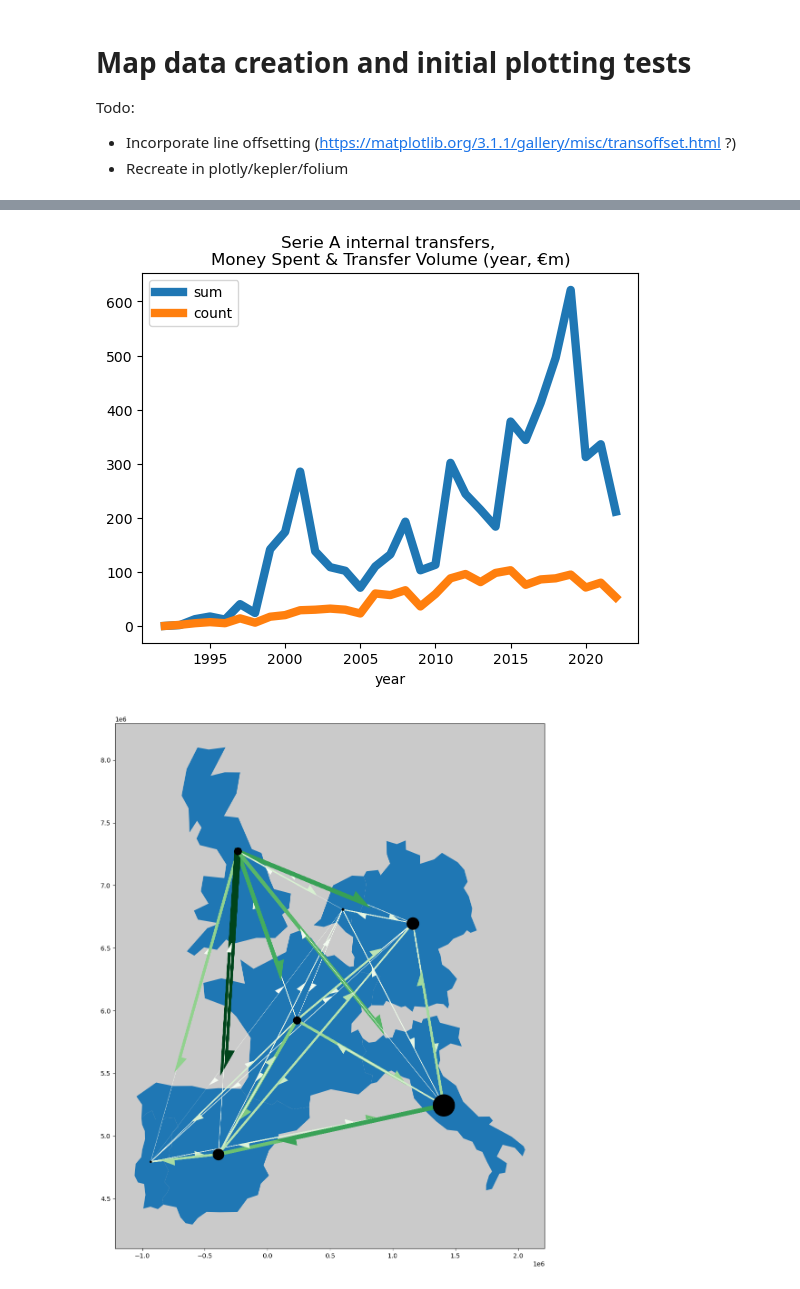
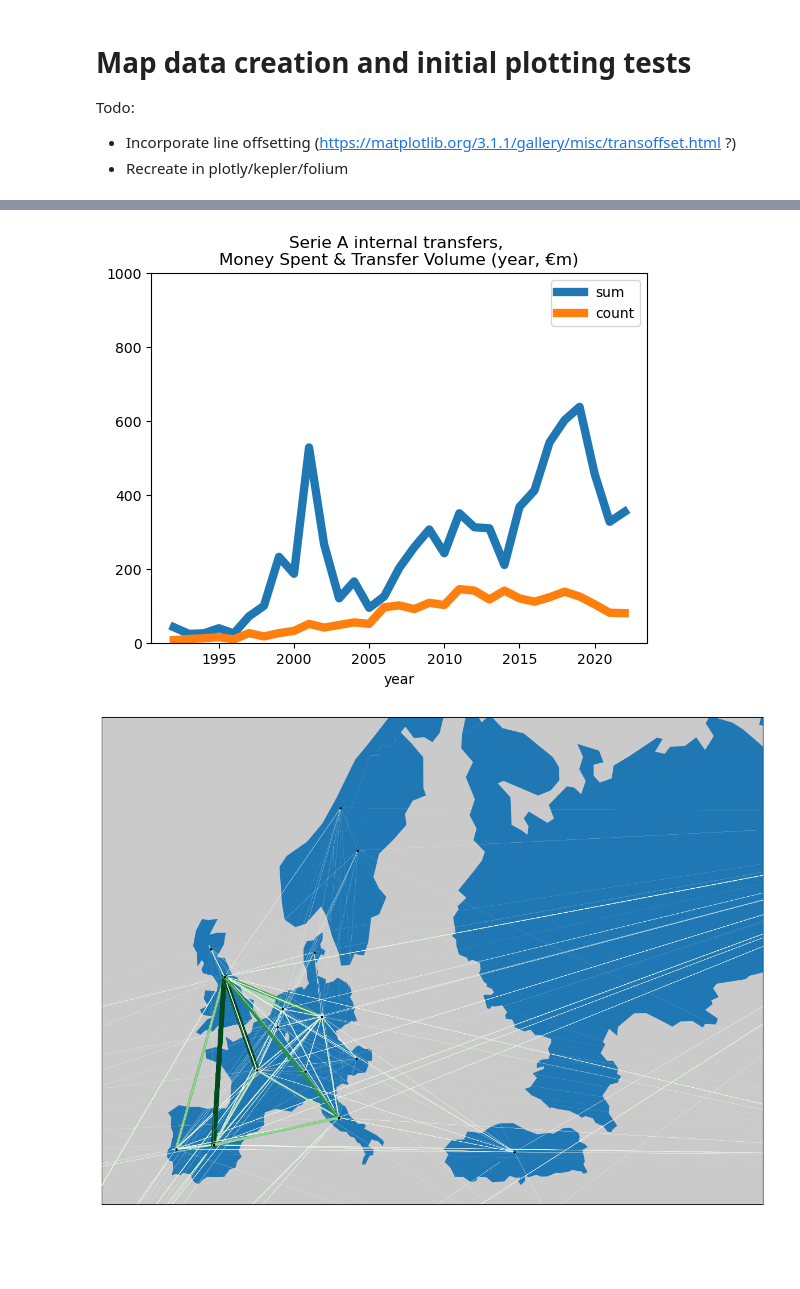
Before and after one commit to tim-hy/transfer-flows, a Jupyter notebook: notebooks/wrangle_and_map.ipynb, the cells around one changed output, grey strips where cells are left out. Drawn from its saved outputs; the diff is of its cells as text; code cells hidden in the pictures; blank space fills up the shorter version.

```diff
--- a/notebooks/wrangle_and_map.ipynb
+++ b/notebooks/wrangle_and_map.ipynb
@@ -34,6 +34,12 @@ for file in os.listdir(data_path):
 combined_df = pd.DataFrame()
 for league, df in data_dict.items():
     combined_df = pd.concat([combined_df, df])
+
+# DROP DUPLICATES
+combined_df = combined_df[combined_df.transfer_movement != "in"]
+# Create mapping dict from countries
+country_mappings = combined_df[["league_from_name", "country_from_name"]].drop_duplicates().set_index("country_from_name")["league_from_name"].to_dict()
+country_mappings["United Kingdom"] = country_mappings.pop("England")
 # %%
 grouped_df = combined_df.groupby(by=["league_from_name", "league_to_name", "transfer_movement"])["fee_cleaned"].agg(['sum','count']).reset_index()
 # %%
@@ -41,7 +47,8 @@ world_gdf = gpd.read_file(gpd.datasets.get_path('naturalearth_lowres'))
 world_gdf.to_crs('EPSG:3857', inplace=True)
 world_gdf = world_gdf.explode().reset_index()
 
-country_list = ['United Kingdom', 'Spain', 'Germany', 'Netherlands', 'Portugal', 'France', 'Italy']
+country_list = combined_df["country_from_name"].unique().tolist()
+country_list = ["United Kingdom" if x in["England", "Scotland"] else x for x in country_list]
 
 # Drop non-largest multi-polygons of countries (e.g. french guiana)
 for country in country_list:
@@ -52,7 +59,6 @@ for country in country_list:
     # append all multipolygon areas to list
     for index, row in df.iterrows():
         area_list[index] = row.geometry.area
-
     # Get largest polygon
     largest_area_key = max(area_list, key=area_list.get)
     # Get index positions of all other polygons
@@ -69,6 +75,13 @@ countries_gdf = df
 
 # Append league names to country locs
 countries_gdf["league"] = countries_gdf["name"].map(country_mappings)
+# %%
+# Create new row for scotland
+scot_row = countries_gdf[countries_gdf["name"]=="United Kingdom"].copy()
+scot_row["name"]="Scotland"
+scot_row["league"]="Scottish Premiership"
+scot_row["centroid"] = scot_row["centroid"].translate(-195000,400000)
+countries_gdf = pd.concat([countries_gdf, scot_row])
 # %%
 # map centroids to league names
 point_map_dict = dict([(row["league"], row["centroid"]) for index, row in countries_gdf.iterrows()])
@@ -124,9 +139,10 @@ plt.title("Premier League internal transfers, \nMoney Spent & Transfer Volume (y
 # %%
 grouped_df_year[(grouped_df_year[("league_from_name",'')]=="Serie A") & (grouped_df_year[("league_to_name",'')]=="Serie A")][["year","fee_cleaned"]]\
 .plot(x="year", y="fee_cleaned", lw=6)
+plt.ylim((0,1000))
 plt.title("Serie A internal transfers, \nMoney Spent & Transfer Volume (year, €m)");
 # %% [output]
-[figure, old version]
+[figure, new version]
 # %%
 # Split transfers within leagues and between leagues
 inside_transfers = grouped_df.loc[grouped_df[('league_from_name','')] == grouped_df[('league_to_name','')]]
@@ -149,40 +165,45 @@ for index, row in inside_transfers.iterrows():
     ax.plot(
         x1, y1,
         marker="o",
-        markersize=row[('fee_cleaned', 'sum')]/inside_transfers[('fee_cleaned', 'sum')].sum() * 100,
+        #markersize=row[('fee_cleaned', 'sum')]/inside_transfers[('fee_cleaned', 'sum')].sum() * 100,
+        markersize=2,
         c="black",
         zorder=25
     )
 
 # Plot flows
 for index, row in outside_transfers.iterrows():
     x1 = outside_transfers.loc[index, "league_from_point"][0].x
     x2 = outside_transfers.loc[index, "league_to_point"][0].x
     y1 = outside_transfers.loc[index, "league_from_point"][0].y
     y2 = outside_transfers.loc[index, "league_to_point"][0].y
 
     # ax.plot(
     #     [x1, x2], [y1, y2], 'ko-',
     #     linewidth=row[('fee_cleaned', 'count')]/50,
     #     alpha=0.25
     # )
 
     colourmapped = scalar.to_rgba(row[('fee_cleaned', 'sum')])
 
     ax.arrow(
-            x1, y1, (x2-x1)/1.5, (y2-y1)/1.5,
-            # color=row[('fee_cleaned', 'count')],
+            x1, y1, (x2-x1)/1.03, (y2-y1)/1.03,
             color=colourmapped,
             linewidth=row[('fee_cleaned', 'sum')]/outside_transfers[('fee_cleaned', 'sum')].sum()*100,
             length_includes_head=False,
-            head_width=75000,
+            head_width=0,
+            # head_width=75000,
             head_length=75000,
             zorder=10,
             shape="right"
         )
 for country in country_list:
     world_gdf[world_gdf["name"] == country].plot(ax=ax)
 
+ax.set_xlim([-0.2e7,.75e7])
+ax.set_ylim([0.4e7,1.1e7])
+plt.xticks([])
+plt.yticks([])
 ax.set_facecolor('#cacaca')
 # %% [output]
-[figure, old version]
+[figure, new version]
```
Also changed, not shown: parts of 4 cells of this notebook.
